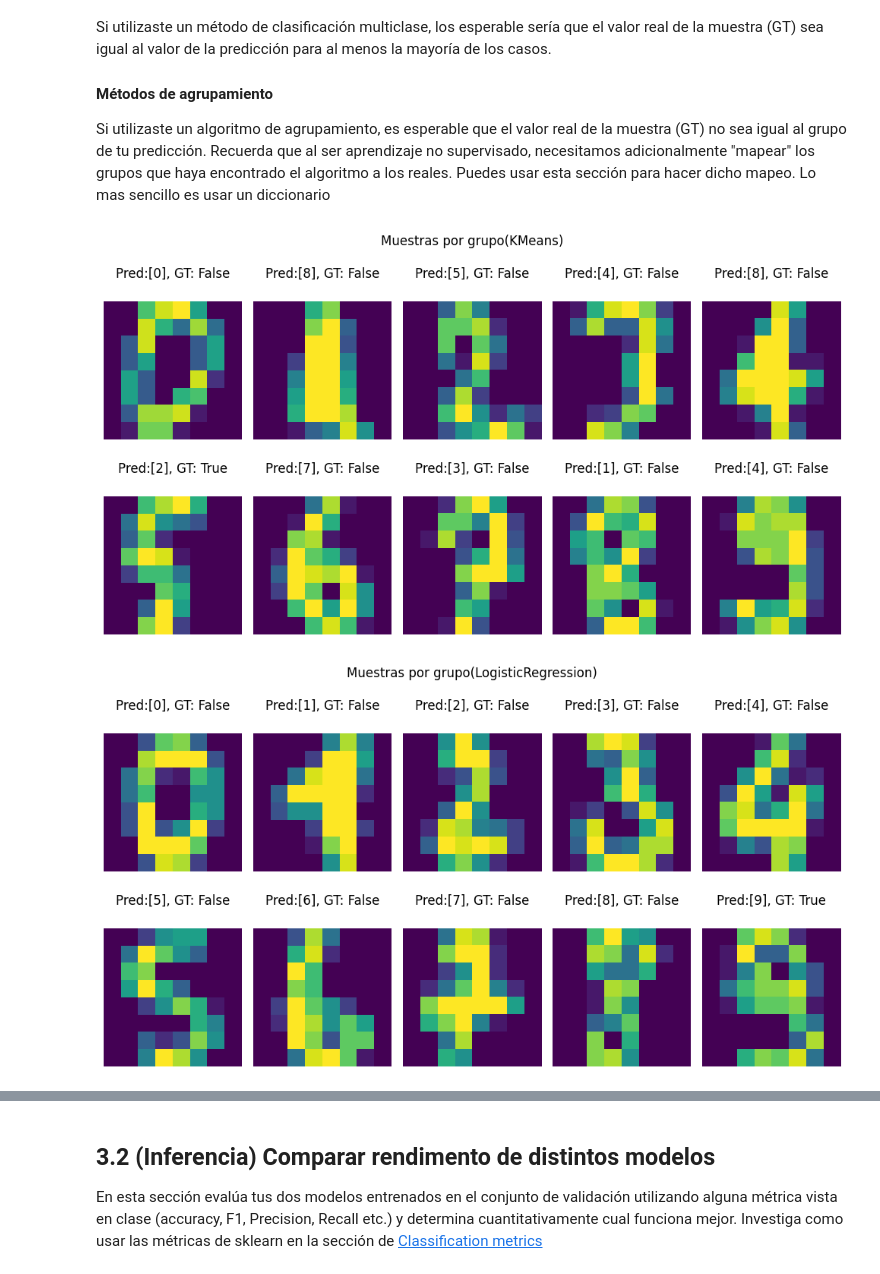
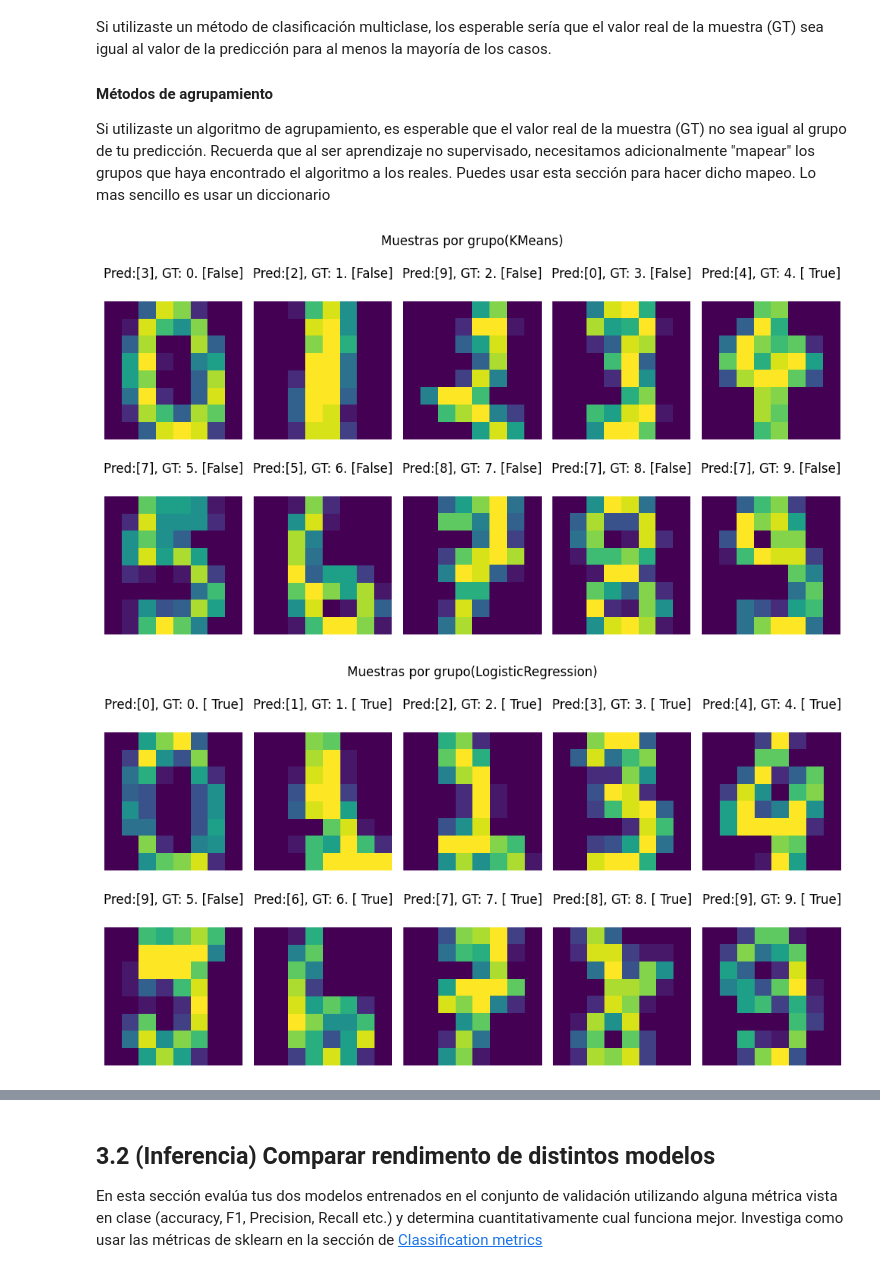
Before and after one commit to AndreNIH/ML23_GPT5, a Jupyter notebook: ml23/proyecto_1_ML/proyecto_1_ML.ipynb, the cells around one changed output, grey strips where cells are left out. Saved outputs shown, nothing was run; the diff lists cells and outputs as text; code cells hidden in the pictures.

```diff
--- a/ml23/proyecto_1_ML/proyecto_1_ML.ipynb
+++ b/ml23/proyecto_1_ML/proyecto_1_ML.ipynb
@@ -154,10 +154,12 @@ from sklearn.ensemble import RandomForestClassifier
 # Entontramos los valores de normalización USANDO LOS DATOS DE ENTRENAMIENTO
 scaler = StandardScaler()
 scaler.fit(data_train)
-
+toLowDim = PCA(n_components=2)
+toLowDim.fit(data_train)
 def train(X, label, model_type:str):
     # Normalizamos los datos de entrenamiento
     data = scaler.transform(X)
+    data = toLowDim.transform(X)
 
     # TODO: Entrena el modelo y regresa el modelo entrenado en los datos de entrenamiento
     # model puede ser tanto la instancia de la clase que quieras usar, como un string indicando
@@ -183,9 +185,7 @@ def inference(trained_model, X_val):
     # El mismos preprocesamiento de datos se aplica a
     # tanto inferencia como entrenamiento
     data = scaler.transform(X_val)
-
-    #pca = PCA(n_components=2)
-    #reduced_X_val = pca.fit_transform(X_val)
+    data = toLowDim.transform(X_val)
 
     # TODO: Utiliza el modelo para predecir valores para los datos de validación
     # Regresa las predicciones de tu modelo para X_val
@@ -276,37 +276,36 @@ def vis_preds(trained_model, data_val, target_val, model_name):
         # donde la predicción de tu modelo sea igual a group
         # Haz lo mismo para las etiquetas
         data_val_group = data_val[target_val == group]
-        target_val_group = target_val == group
+        target_val_group = target_val[target_val == group]
 
         # TODO: Selecciona una imagen de los datos en data_val donde pred == group
         # y selecciona la etiqueta real para dicha imagén para mostrarlos juntos
         # Investiga: np.random.randint, np.random.choice etc.
         index = np.random.choice(len(data_val_group))
         gt = target_val_group[index]
         img_vector = data_val_group[index]
-
         # TODO: Calcula la predicción del modelo para la imagen aleatoria
         # usando el modelo entrenado "trained_model"
         pred = inference(trained_model, img_vector)
-
         # TODO: La predicción del modelo usa la imagen en forma de vector (1xD)
         # pero para visualizarla tenemos que cambia de forma a una imagen de 8x8 pixeles
         # Cambia la forma de la imagen usando np.reshape a (8, 8)
         img = np.reshape(img_vector, (8,8))
 
         # TODO: Visualiza la imagen de 8x8 usando ax.matshow Similar al inicio del ejercicio
         # Revisa la documentación de ser necesario
         ax.matshow(img)
 
         #======================= end  solution=====================
-        ax.set_title(f"Pred:{pred}, GT: {gt}")
+        isCorrect = pred == gt
+        ax.set_title(f"Pred:{pred}, GT: {gt}. {isCorrect}")
         ax.axis('off')
     fig.suptitle(f"Muestras por grupo({model_name})")
     plt.tight_layout()
     plt.show()
 
 for name, trained_model in trained_models.items():
     vis_preds(trained_model, data_val, target_val, name)
 # %% [output]
-[figure, old version]
+[figure, new version]
-[figure, old version]
+[figure, new version]
```
Also changed, not shown: parts of 4 cells of this notebook.
